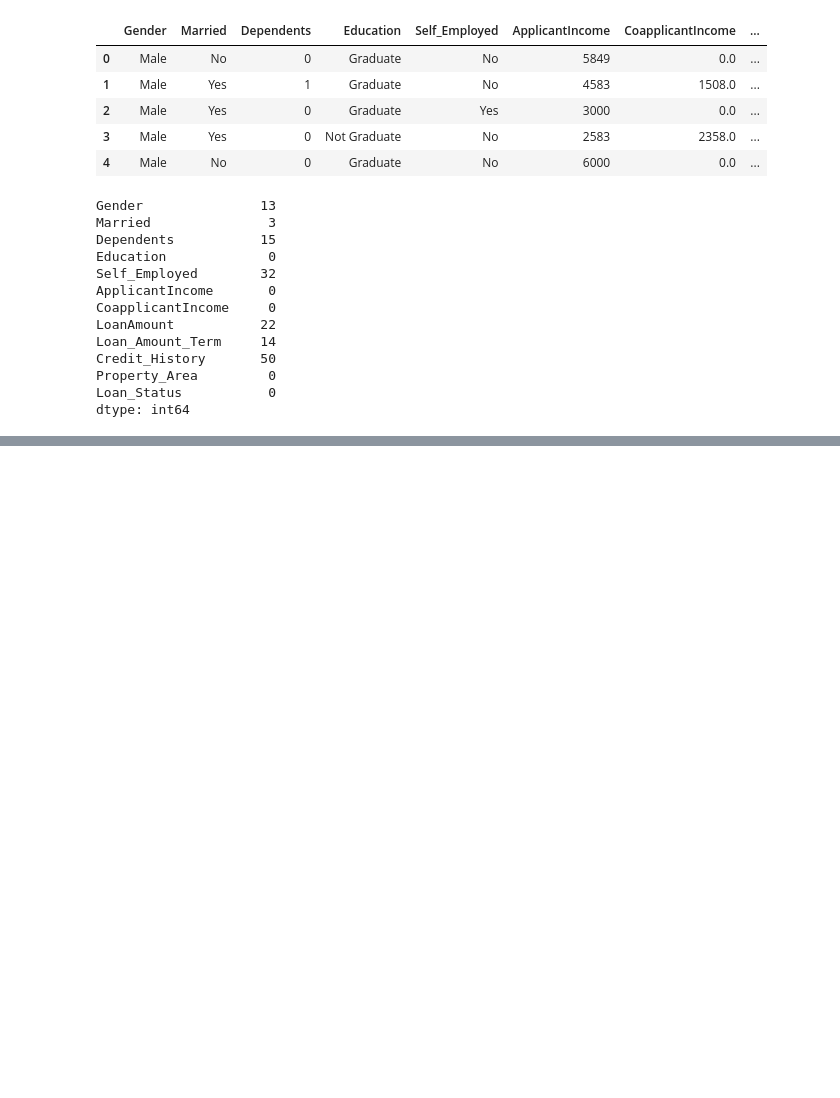
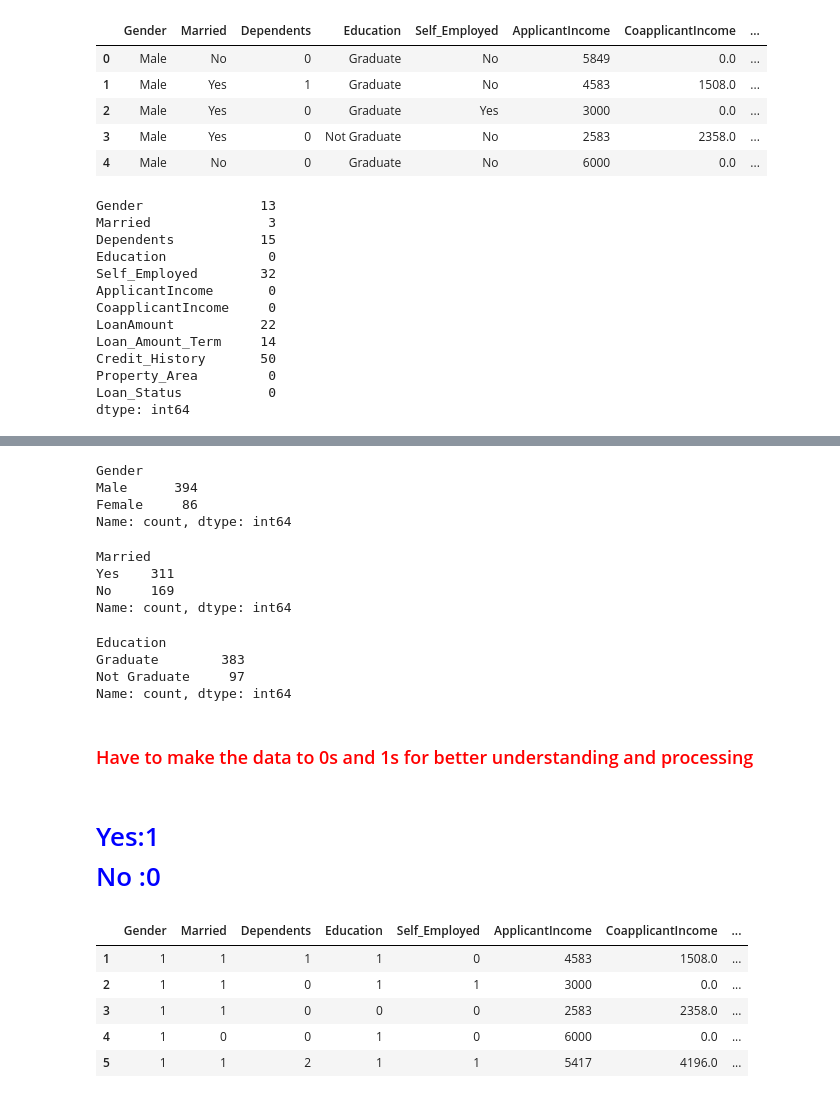
Before and after one commit to Bison619/ML_Practice_, a Jupyter notebook: Projects/Loan Status Prediction/Loan Status Prediction.ipynb, the cells around one changed output, grey strips where cells are left out. Cells and saved outputs as stored; diff of their text form; code cells hidden in the pictures; blank space fills up the shorter version.

```diff
--- a/Projects/Loan Status Prediction/Loan Status Prediction.ipynb
+++ b/Projects/Loan Status Prediction/Loan Status Prediction.ipynb
@@ -78,0 +102,23 @@ ValueError: could not convert string to float: 'Male'
+# %%
+data1.value_counts('Gender')
+# %% [output]
+Gender
+Male      394
+Female     86
+Name: count, dtype: int64
+# %%
+data1.value_counts('Married')
+# %% [output]
+Married
+Yes    311
+No     169
+Name: count, dtype: int64
+# %%
+data1.value_counts('Education')
+# %% [output]
+Education
+Graduate        383
+Not Graduate     97
+Name: count, dtype: int64
+# %% [markdown]
+<h3 style = "color : red ;">Have to make the data to 0s and 1s for better understanding and processing</h3>
@@ -78,0 +128,11 @@ ValueError: could not convert string to float: 'Male'
+# %% [markdown]
+<h1 style = "color : Blue ;">Yes:1 <br> No :0</h1>
+# %%
+data1.head()
+# %% [output]
+|  | Gender | Married | Dependents | Education | Self_Employed | ApplicantIncome | CoapplicantIncome | ... |
+| 1 | 1 | 1 | 1 | 1 | 0 | 4583 | 1508.0 | ... |
+| 2 | 1 | 1 | 0 | 1 | 1 | 3000 | 0.0 | ... |
+| 3 | 1 | 1 | 0 | 0 | 0 | 2583 | 2358.0 | ... |
+| 4 | 1 | 0 | 0 | 1 | 0 | 6000 | 0.0 | ... |
+| 5 | 1 | 1 | 2 | 1 | 1 | 5417 | 4196.0 | ... |
```
Also changed, not shown: parts of 20 cells of this notebook.
